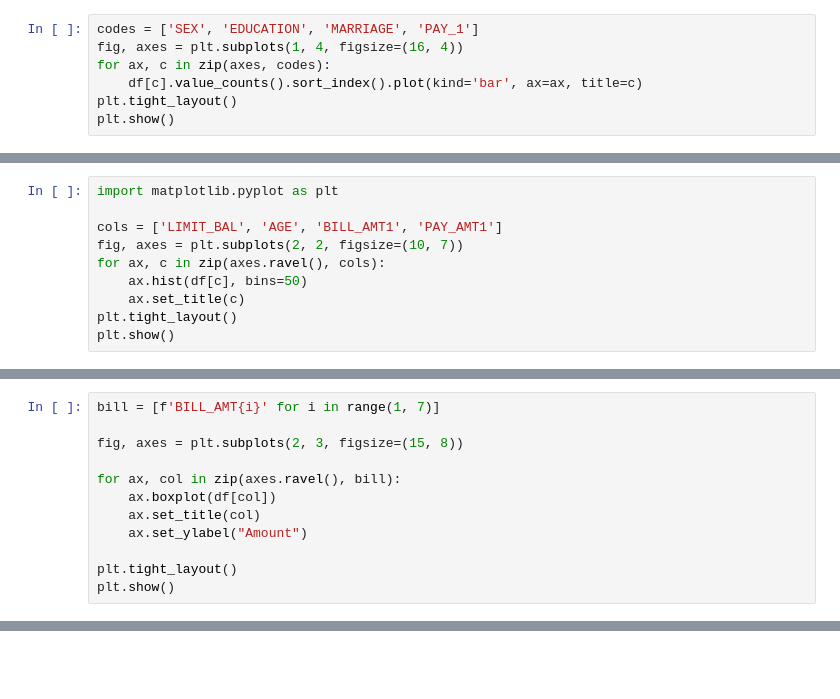
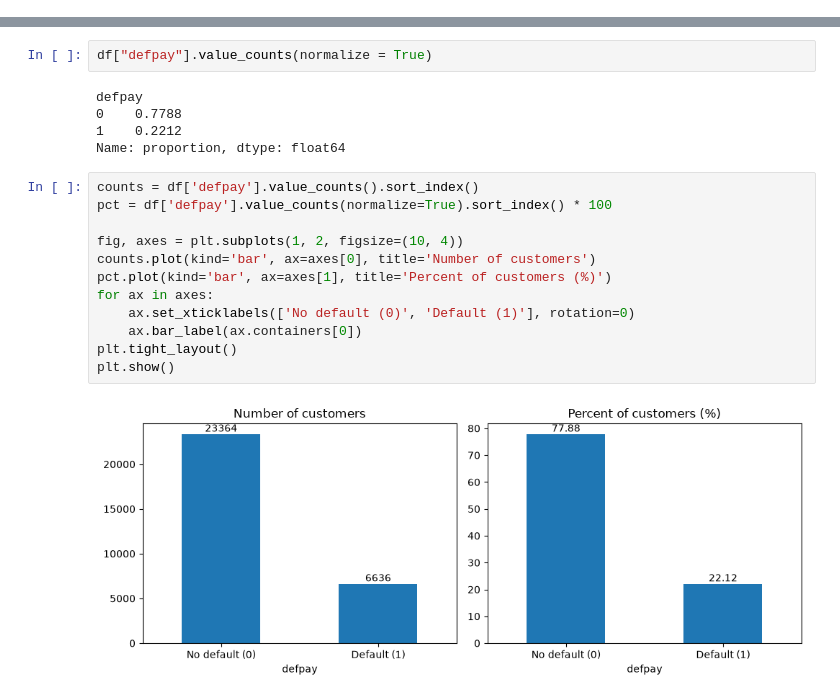
Before and after one commit to Luben69/Default-of-Credit-Card-Clients, a Jupyter notebook: Untitled.ipynb, the cells around one changed output, grey strips where cells are left out. Drawn from its saved outputs; the diff is of its cells as text; blank space fills up the shorter version.

```diff
--- a/Untitled.ipynb
+++ b/Untitled.ipynb
@@ -726,7 +0,0 @@ plt.show()
-# %%
-codes = ['SEX', 'EDUCATION', 'MARRIAGE', 'PAY_1']
-fig, axes = plt.subplots(1, 4, figsize=(16, 4))
-for ax, c in zip(axes, codes):
-    df[c].value_counts().sort_index().plot(kind='bar', ax=ax, title=c)
-plt.tight_layout()
-plt.show()
@@ -817,10 +0,0 @@ MARRIAGE
-# %%
-import matplotlib.pyplot as plt
-
-cols = ['LIMIT_BAL', 'AGE', 'BILL_AMT1', 'PAY_AMT1']
-fig, axes = plt.subplots(2, 2, figsize=(10, 7))
-for ax, c in zip(axes.ravel(), cols):
-    ax.hist(df[c], bins=50)
-    ax.set_title(c)
-plt.tight_layout()
-plt.show()
@@ -1016,12 +0,0 @@ dtype: int64
-# %%
-bill = [f'BILL_AMT{i}' for i in range(1, 7)]
-
-fig, axes = plt.subplots(2, 3, figsize=(15, 8))
-
-for ax, col in zip(axes.ravel(), bill):
-    ax.boxplot(df[col])
-    ax.set_title(col)
-    ax.set_ylabel("Amount")
-
-plt.tight_layout()
-plt.show()
@@ -1456,0 +78,21 @@ PAY_2
+# %%
+df["defpay"].value_counts(normalize = True)
+# %% [output]
+defpay
+0    0.7788
+1    0.2212
+Name: proportion, dtype: float64
+# %%
+counts = df['defpay'].value_counts().sort_index()
+pct = df['defpay'].value_counts(normalize=True).sort_index() * 100
+
+fig, axes = plt.subplots(1, 2, figsize=(10, 4))
+counts.plot(kind='bar', ax=axes[0], title='Number of customers')
+pct.plot(kind='bar', ax=axes[1], title='Percent of customers (%)')
+for ax in axes:
+    ax.set_xticklabels(['No default (0)', 'Default (1)'], rotation=0)
+    ax.bar_label(ax.containers[0])
+plt.tight_layout()
+plt.show()
+# %% [output]
+[figure, added]
```
Also changed, not shown: parts of 134 cells of this notebook.
